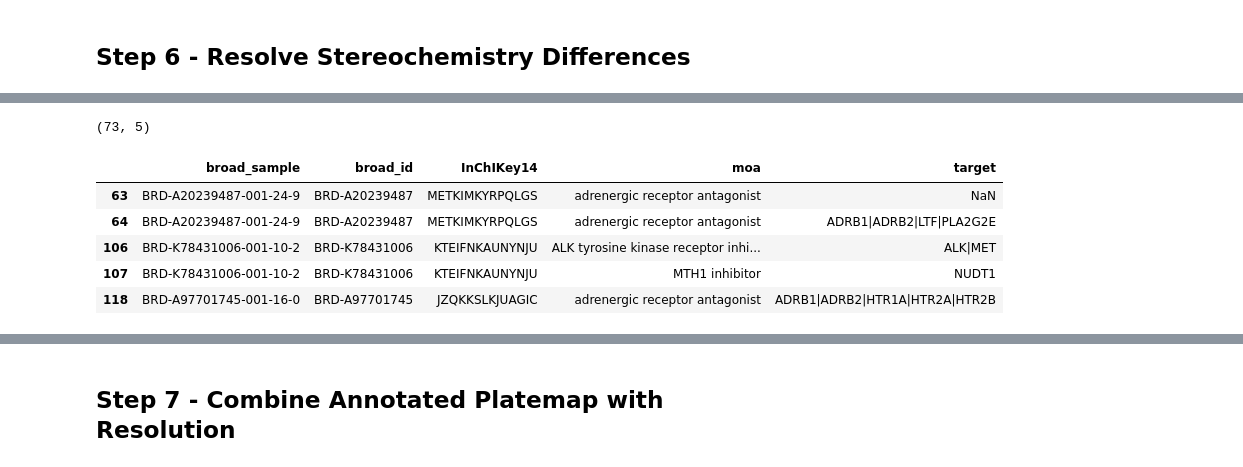
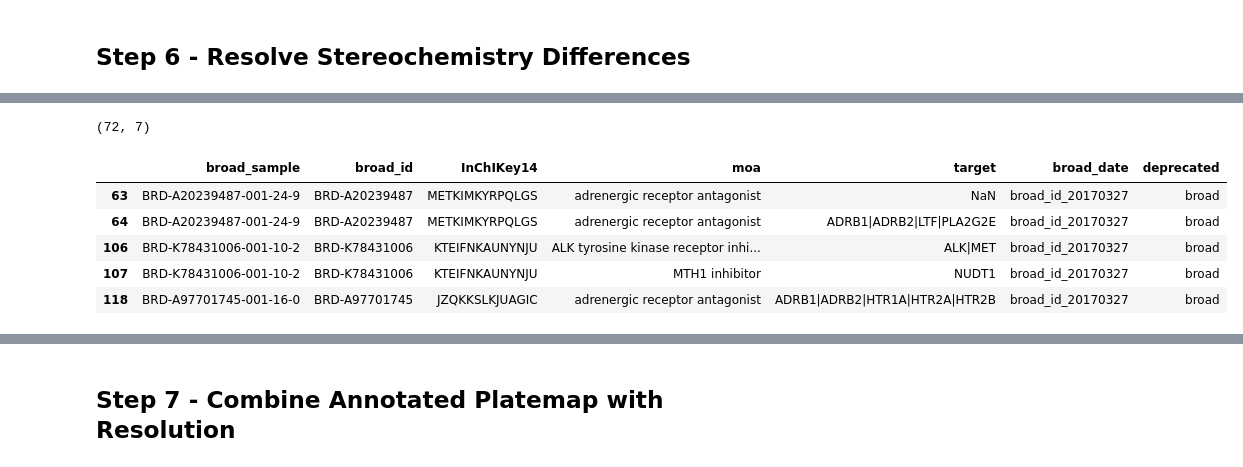
Before and after one commit to broadinstitute/lincs-cell-painting, a Jupyter notebook: metadata/moa/3.align-moa.ipynb, the cells around one changed output, grey strips where cells are left out. Cells and saved outputs as stored; diff of their text form; code cells hidden in the pictures.

```diff
--- a/metadata/moa/3.align-moa.ipynb
+++ b/metadata/moa/3.align-moa.ipynb
@@ -61,7 +61,9 @@ broad_id_other_dates = ["20170327", "20180516", "20180907", "20200324"]
 # %%
 # Load platemap data
 file = pathlib.PurePath("../platemaps/broad_sample_info.tsv")
-all_platemap_df = pd.read_csv(file, sep="\t")
+all_platemap_df = pd.read_csv(file, sep="\t").dropna(
+    subset=["broad_sample", "broad_id"]
+)
 
 print(all_platemap_df.shape)
 all_platemap_df.head()
@@ -165,7 +167,7 @@ merged_platemap_df = (
     )
     # We don't care about plate info here
     .drop_duplicates(subset=["broad_id", mapping_col]).loc[
-        :, ["broad_sample", "broad_id", mapping_col]
+        :, ["broad_sample", "broad_id", mapping_col, "broad_date"]
     ]
     # Drop DMSO
     .dropna(subset=["broad_sample"])
@@ -238,7 +240,7 @@ platemap_moa_df = merged_platemap_df.merge(
     moa_df.loc[:, [mapping_col, "pert_iname", "moa", "target"]].drop_duplicates(),
     on=mapping_col,
     how="left",
-).loc[:, ["broad_sample", "broad_id", mapping_col, "moa", "target"]]
+).loc[:, ["broad_sample", "broad_id", mapping_col, "moa", "target", "broad_date"]]
 
 print(platemap_moa_df.shape)
 platemap_moa_df.head()
@@ -451,19 +453,27 @@ first_step_resolve_df.head()
 # %%
 # Remove these from other broad IDs that need to be resolved
 platemap_alternative_inchi_df = platemap_multiple_inchi_select_df.query(
     "broad_id not in @first_step_resolve"
+).drop_duplicates(["broad_id", "moa", "target"])
+
+platemap_alternative_inchi_df = platemap_alternative_inchi_df.assign(
+    deprecated=[x[0] for x in platemap_alternative_inchi_df.broad_date.str.split("_")]
 )
+
+assert (
+    len(platemap_alternative_inchi_df.deprecated.unique()) == 1
+), "Warning! Deprecated info should not be resolved"
 
 print(platemap_alternative_inchi_df.shape)
 platemap_alternative_inchi_df.head()
 # %% [output]
-(73, 5)
+(72, 7)
-|  | broad_sample | broad_id | InChIKey14 | moa | target |
-| 63 | BRD-A20239487-001-24-9 | BRD-A20239487 | METKIMKYRPQLGS | adrenergic receptor antagonist | NaN |
-| 64 | BRD-A20239487-001-24-9 | BRD-A20239487 | METKIMKYRPQLGS | adrenergic receptor antagonist | ADRB1|ADRB2|LTF|PLA2G2E |
-| 106 | BRD-K78431006-001-10-2 | BRD-K78431006 | KTEIFNKAUNYNJU | ALK tyrosine kinase receptor inhi... | ALK|MET |
-| 107 | BRD-K78431006-001-10-2 | BRD-K78431006 | KTEIFNKAUNYNJU | MTH1 inhibitor | NUDT1 |
-| 118 | BRD-A97701745-001-16-0 | BRD-A97701745 | JZQKKSLKJUAGIC | adrenergic receptor antagonist | ADRB1|ADRB2|HTR1A|HTR2A|HTR2B |
+|  | broad_sample | broad_id | InChIKey14 | moa | target | broad_date | deprecated |
+| 63 | BRD-A20239487-001-24-9 | BRD-A20239487 | METKIMKYRPQLGS | adrenergic receptor antagonist | NaN | broad_id_20170327 | broad |
+| 64 | BRD-A20239487-001-24-9 | BRD-A20239487 | METKIMKYRPQLGS | adrenergic receptor antagonist | ADRB1|ADRB2|LTF|PLA2G2E | broad_id_20170327 | broad |
+| 106 | BRD-K78431006-001-10-2 | BRD-K78431006 | KTEIFNKAUNYNJU | ALK tyrosine kinase receptor inhi... | ALK|MET | broad_id_20170327 | broad |
+| 107 | BRD-K78431006-001-10-2 | BRD-K78431006 | KTEIFNKAUNYNJU | MTH1 inhibitor | NUDT1 | broad_id_20170327 | broad |
+| 118 | BRD-A97701745-001-16-0 | BRD-A97701745 | JZQKKSLKJUAGIC | adrenergic receptor antagonist | ADRB1|ADRB2|HTR1A|HTR2A|HTR2B | broad_id_20170327 | broad |
 [interactive output not drawn]
 # %%
 # Now resolve the remaining broad_ids
```
Also changed, not shown: parts of 12 cells of this notebook, 1 other file.
